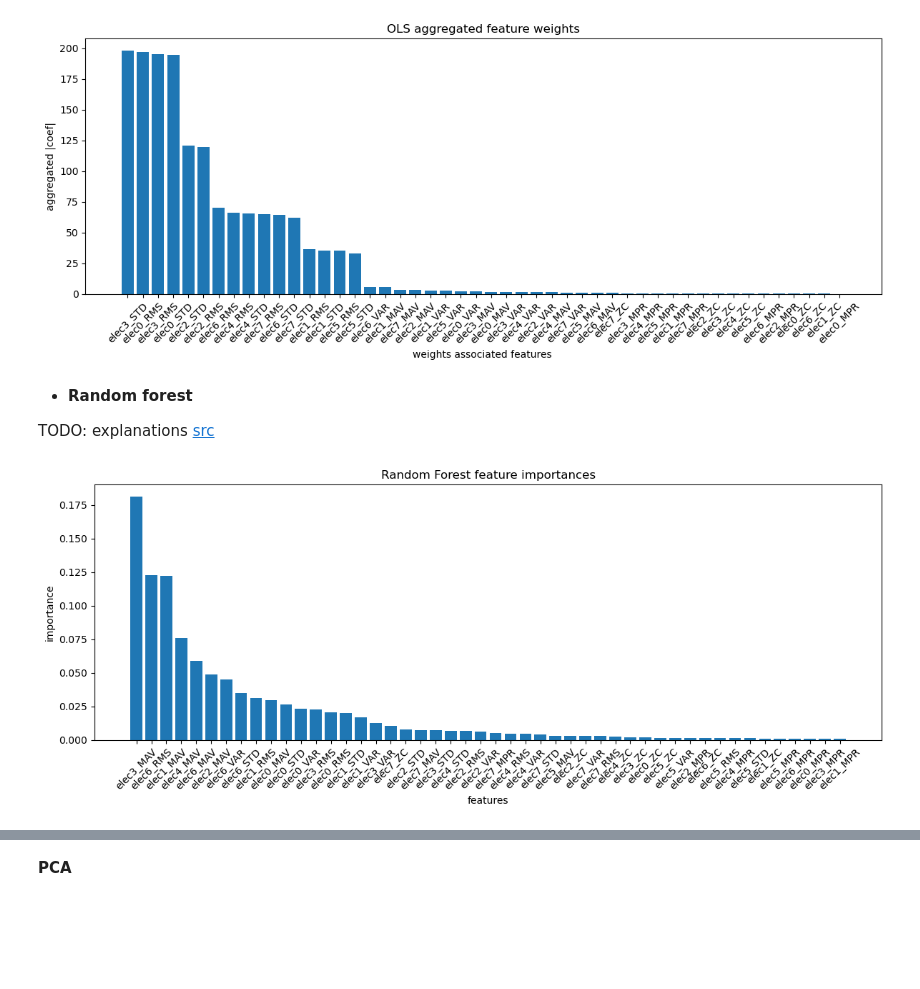
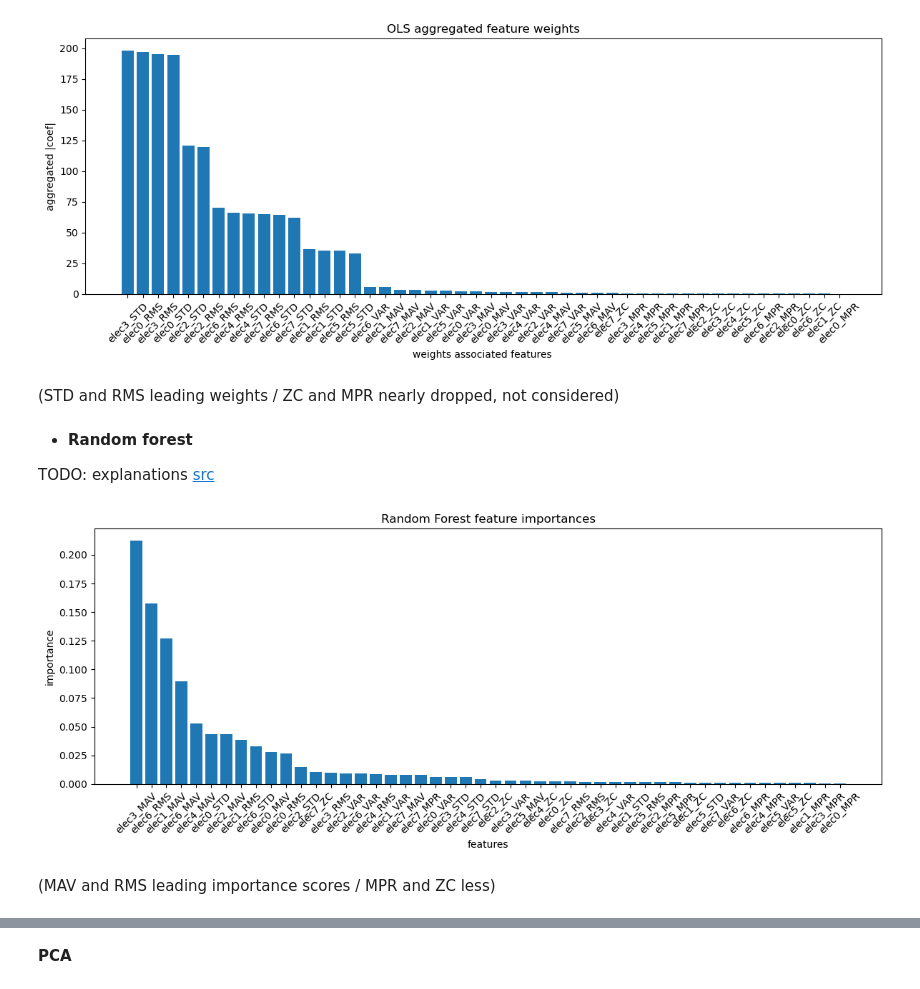
Before and after one commit to KhalilMehalli/Project-SFML, a Jupyter notebook: project.ipynb, the cells around one changed output, grey strips where cells are left out. Saved outputs shown, nothing was run; the diff lists cells and outputs as text; code cells hidden in the pictures; blank space fills up the shorter version.

```diff
--- a/project.ipynb
+++ b/project.ipynb
@@ -332,6 +364,7 @@ For interpretability and general insight we aggregate the feature importances ac
 # %%
 # OLS
 ols_reg = LinearRegression(n_jobs=-1)
+ols_reg = baselines['OLS']
 ols_reg_pipe = make_pipeline(StandardScaler(), ols_reg)
 ols_reg_pipe.fit(X_g_train_preproc, y_g_train_preproc)
 
@@ -349,6 +382,8 @@ plt.tight_layout()
 plt.show()
 # %% [output]
 [figure]
+# %% [markdown]
+(STD and RMS leading weights / ZC and MPR nearly dropped, not considered)
 # %% [markdown]
 + __Random forest__
 
@@ -365,23 +400,25 @@ feature_importances_ is then the average, over all trees, of those total impurit
 Interpretation: A higher importance means “this feature, when used in splits, reduced the overall error summed over all 51 targets more than other features.
  -->
 # %%
-rf = RandomForestRegressor(random_state=0, n_jobs=-1)
+rf = RandomForestRegressor(random_state=0, n_jobs=-1, n_estimators=10)
 rf.fit(X_g_train_preproc, y_g_train_preproc)
 rf_feat_imp = rf.feature_importances_
 rf_sorted_idx = np.argsort(rf_feat_imp)[::-1] # descending order
 
 column_names = X_g_train_preproc.columns
 
 plt.figure(figsize=(12, 5))
 plt.bar(range(len(rf_feat_imp)), rf_feat_imp[rf_sorted_idx], align='center')
 plt.xticks(range(len(rf_feat_imp)), column_names[rf_sorted_idx], rotation=45)
 plt.xlabel("features")
 plt.ylabel("importance")
 plt.title("Random Forest feature importances")
 plt.tight_layout()
 plt.show()
 # %% [output]
-[figure, old version]
+[figure, new version]
+# %% [markdown]
+(MAV and RMS leading importance scores / MPR and ZC less)
 # %% [markdown]
 #### 3) Feature selection
 
```
Also changed, not shown: parts of 11 cells of this notebook.
